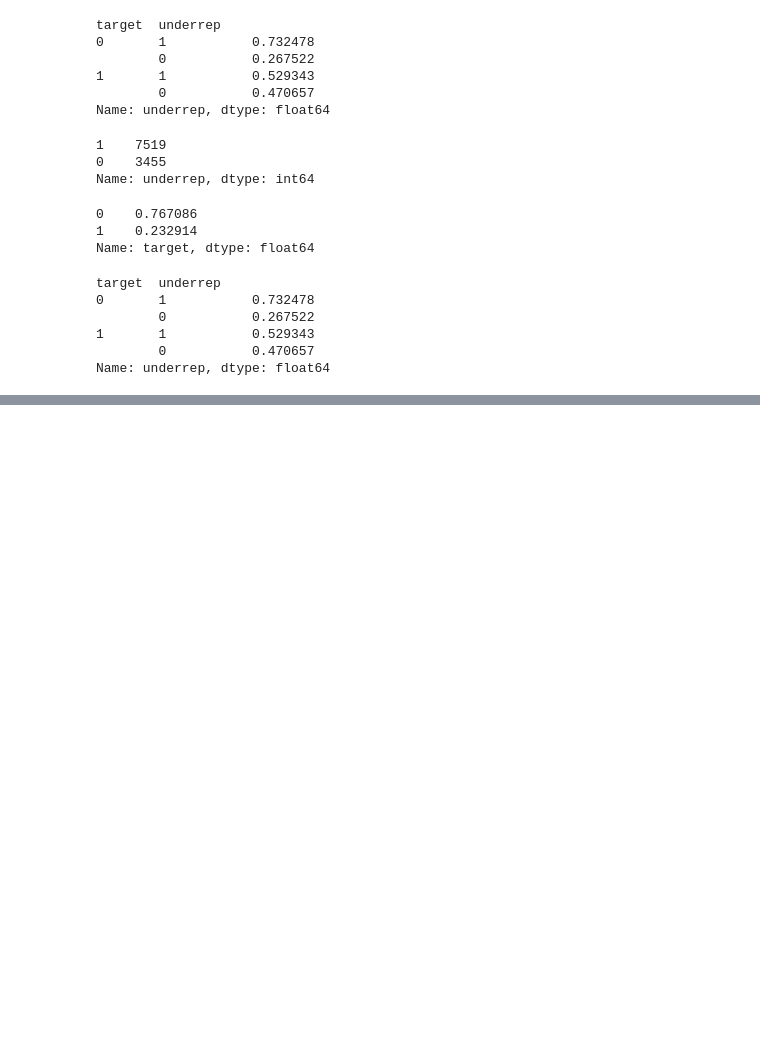
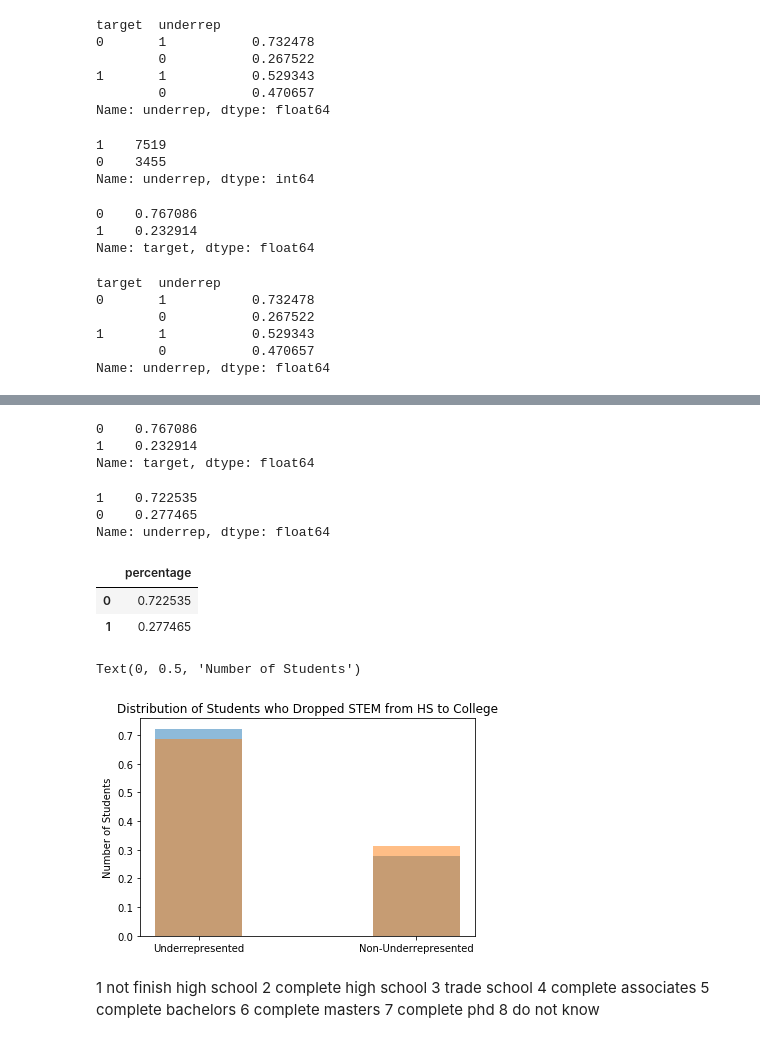
Before and after one commit to laurenphipps/STEM-majors, a Jupyter notebook: EDAviz.ipynb, the cells around one changed output, grey strips where cells are left out. Cells and saved outputs as stored; diff of their text form; code cells hidden in the pictures; blank space fills up the shorter version.

```diff
--- a/EDAviz.ipynb
+++ b/EDAviz.ipynb
@@ -242,0 +289,45 @@ TypeError: 'int' object is not iterable
+# %%
+modeling_df.target.value_counts(normalize = True)
+# %% [output]
+0    0.767086
+1    0.232914
+Name: target, dtype: float64
+# %%
+modeling_df[modeling_df['X2STU30OCC_STEM1'] != modeling_df['target']]['underrep'].value_counts(normalize = True)
+# %% [output]
+1    0.722535
+0    0.277465
+Name: underrep, dtype: float64
+# %%
+dropstem = pd.DataFrame(data = modeling_df[modeling_df['X2STU30OCC_STEM1'] != modeling_df['target']]['underrep'].value_counts(normalize = True).values, columns= ['percentage'])
+dropstem
+# %% [output]
+|  | percentage |
+| 0 | 0.722535 |
+| 1 | 0.277465 |
+# %%
+underrep_dist = pd.DataFrame(data = modeling_df['underrep'].value_counts(normalize = True).values, columns = ['underrep_dist'])
+underrep_dist
+
+droppedstem = pd.concat([dropstem, underrep_dist], axis = 1)
+# %%
+ind = np.arange(2)
+labels = ['Underrepresented', 'Non-Underrepresented']
+
+plt.bar(ind, droppedstem['percentage'], width = 0.4, alpha = 0.5)
+plt.bar(ind, droppedstem['underrep_dist'], width = 0.4, alpha = 0.5)
+plt.xticks(ind, labels)
+plt.title('Distribution of Students who Dropped STEM from HS to College')
+plt.ylabel('Number of Students')
+# %% [output]
+Text(0, 0.5, 'Number of Students')
+[figure, added]
+# %% [markdown]
+1 not finish high school
+2 complete high school
+3 trade school
+4 complete associates
+5 complete bachelors
+6 complete masters
+7 complete phd
+8 do not know
```
Also changed, not shown: parts of 17 cells of this notebook, 1 other file.
